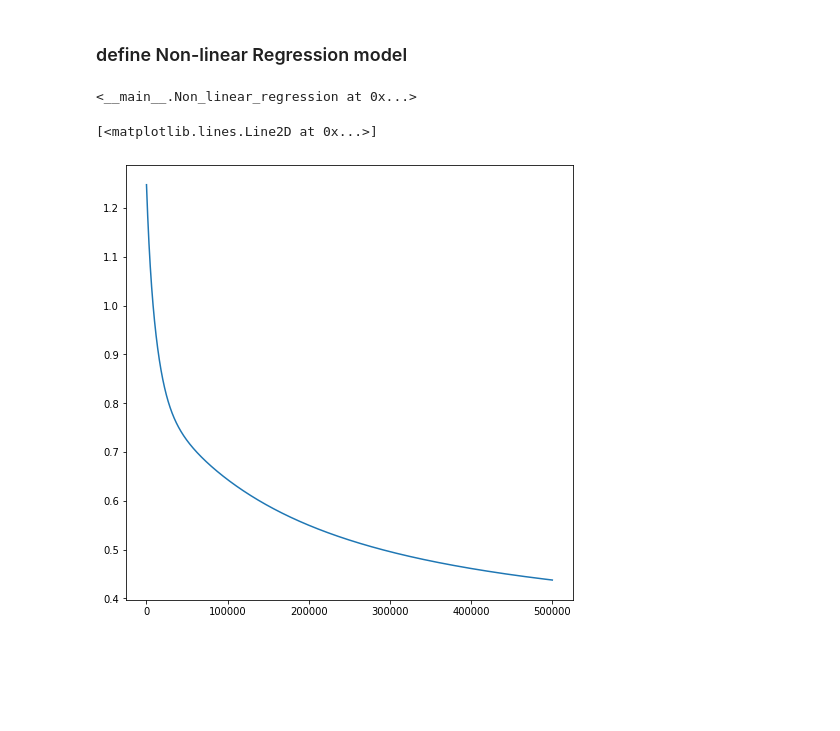
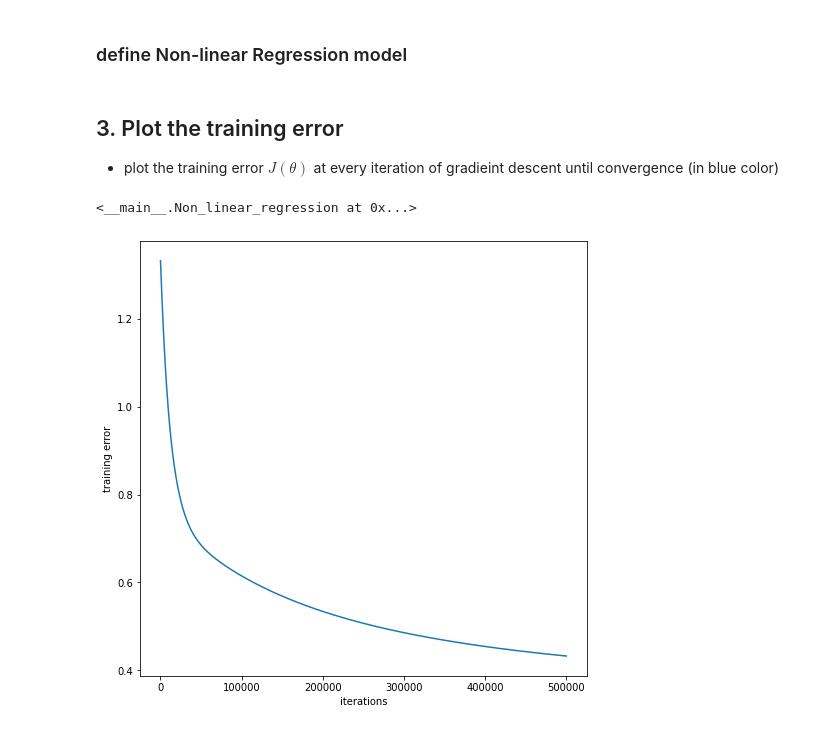
Before and after one commit to SooonChang/MIMP, a Jupyter notebook: Assignment06/Assignment06.ipynb, the cells around one changed output. Cells and saved outputs as stored; diff of their text form; code cells hidden in the pictures; blank space fills up the shorter version.

Commit message:
Assignment06: 3.Plot the training error

```diff
--- a/Assignment06/Assignment06.ipynb
+++ b/Assignment06/Assignment06.ipynb
@@ -147,8 +147,11 @@ class Non_linear_regression():
   def parameters(self):
 
     return self.cost_
+# %% [markdown]
+## 3. Plot the training error
+* plot the training error $J(\theta)$ at every iteration of gradieint descent until convergence (in blue color)
 # %%
-n_iterations = 100000
+n_iterations = 500000
 eta = 0.0005
 regress = Non_linear_regression(eta= eta, n_iterations= n_iterations)
 # %%
@@ -161,7 +164,9 @@ cost = regress.parameters()
 iteration = np.arange(0,n_iterations)
 # %%
 plt.figure(figsize=(8,8))
+plt.xlabel("iterations")
+plt.ylabel("training error")
 plt.plot(iteration,cost)
+plt.show()
 # %% [output]
-[<matplotlib.lines.Line2D at 0x...>]
-[figure, old version]
+[figure, new version]
```
Also changed, not shown: parts of 2 cells of this notebook.
